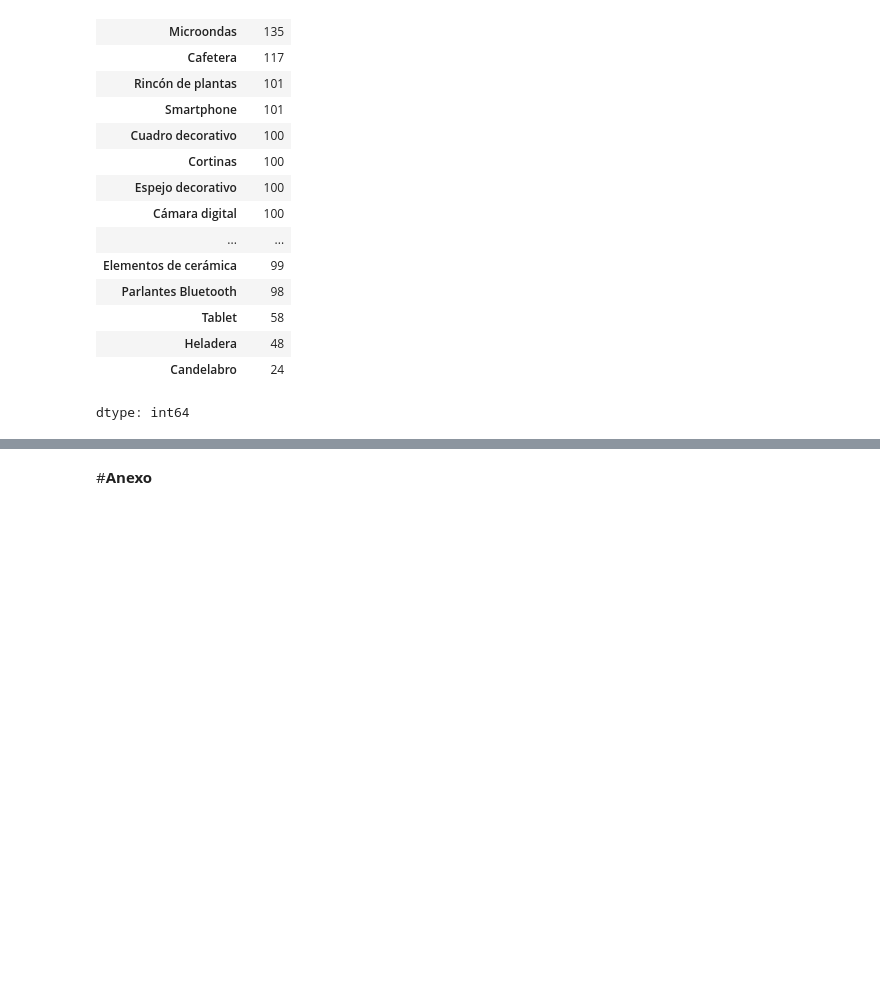
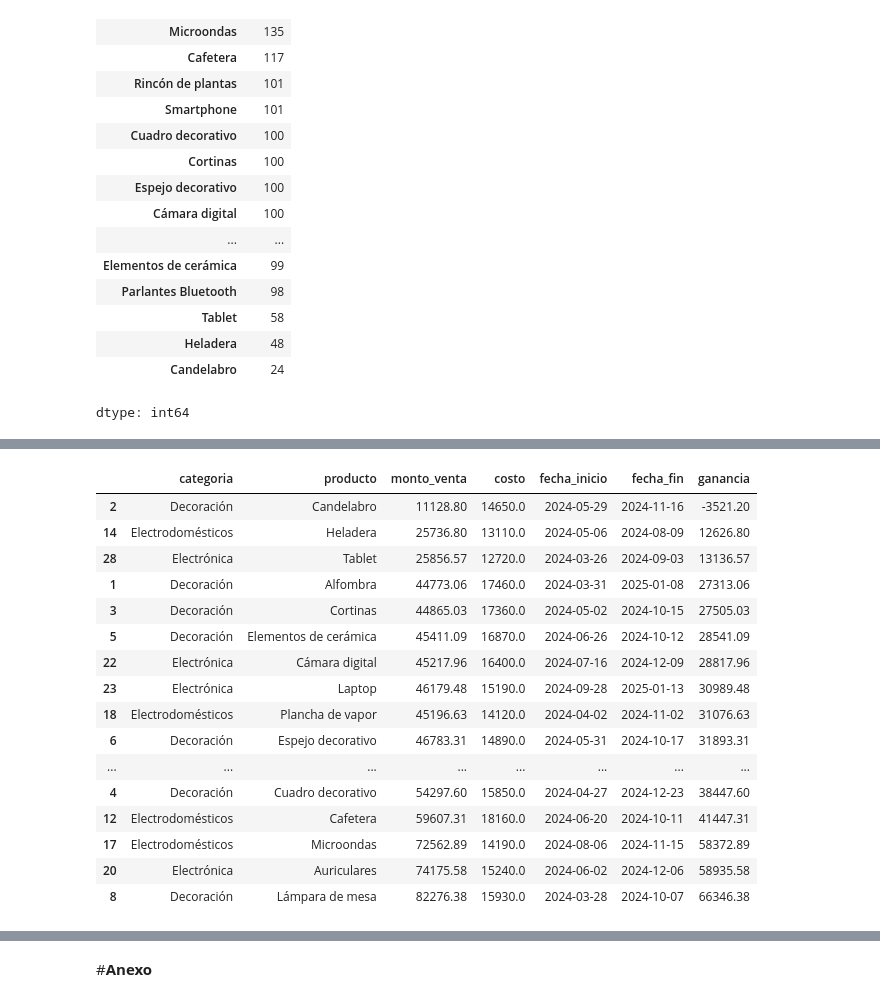
Before and after one commit to FedeM-Git/TT-2C2025-Data-Analitycs-Notebooks, a Jupyter notebook: Pre-Entrega_Maune/Pre-Entrega_Maune, Juan_Federico.ipynb, the cells around one changed output, grey strips where cells are left out. Cells and saved outputs as stored; diff of their text form; code cells hidden in the pictures; blank space fills up the shorter version.

```diff
--- a/Pre-Entrega_Maune/Pre-Entrega_Maune, Juan_Federico.ipynb
+++ b/Pre-Entrega_Maune/Pre-Entrega_Maune, Juan_Federico.ipynb
@@ -1000,0 +1188,20 @@ ver costos vs ganancias
+# %%
+df_productos.sort_values('ganancia')
+# %% [output]
+|  | categoria | producto | monto_venta | costo | fecha_inicio | fecha_fin | ganancia |
+| 2 | Decoración | Candelabro | 11128.80 | 14650.0 | 2024-05-29 | 2024-11-16 | -3521.20 |
+| 14 | Electrodomésticos | Heladera | 25736.80 | 13110.0 | 2024-05-06 | 2024-08-09 | 12626.80 |
+| 28 | Electrónica | Tablet | 25856.57 | 12720.0 | 2024-03-26 | 2024-09-03 | 13136.57 |
+| 1 | Decoración | Alfombra | 44773.06 | 17460.0 | 2024-03-31 | 2025-01-08 | 27313.06 |
+| 3 | Decoración | Cortinas | 44865.03 | 17360.0 | 2024-05-02 | 2024-10-15 | 27505.03 |
+| 5 | Decoración | Elementos de cerámica | 45411.09 | 16870.0 | 2024-06-26 | 2024-10-12 | 28541.09 |
+| 22 | Electrónica | Cámara digital | 45217.96 | 16400.0 | 2024-07-16 | 2024-12-09 | 28817.96 |
+| 23 | Electrónica | Laptop | 46179.48 | 15190.0 | 2024-09-28 | 2025-01-13 | 30989.48 |
+| 18 | Electrodomésticos | Plancha de vapor | 45196.63 | 14120.0 | 2024-04-02 | 2024-11-02 | 31076.63 |
+| 6 | Decoración | Espejo decorativo | 46783.31 | 14890.0 | 2024-05-31 | 2024-10-17 | 31893.31 |
+| ... | ... | ... | ... | ... | ... | ... | ... |
+| 4 | Decoración | Cuadro decorativo | 54297.60 | 15850.0 | 2024-04-27 | 2024-12-23 | 38447.60 |
+| 12 | Electrodomésticos | Cafetera | 59607.31 | 18160.0 | 2024-06-20 | 2024-10-11 | 41447.31 |
+| 17 | Electrodomésticos | Microondas | 72562.89 | 14190.0 | 2024-08-06 | 2024-11-15 | 58372.89 |
+| 20 | Electrónica | Auriculares | 74175.58 | 15240.0 | 2024-06-02 | 2024-12-06 | 58935.58 |
+| 8 | Decoración | Lámpara de mesa | 82276.38 | 15930.0 | 2024-03-28 | 2024-10-07 | 66346.38 |
```
Also changed, not shown: parts of 37 cells of this notebook.
